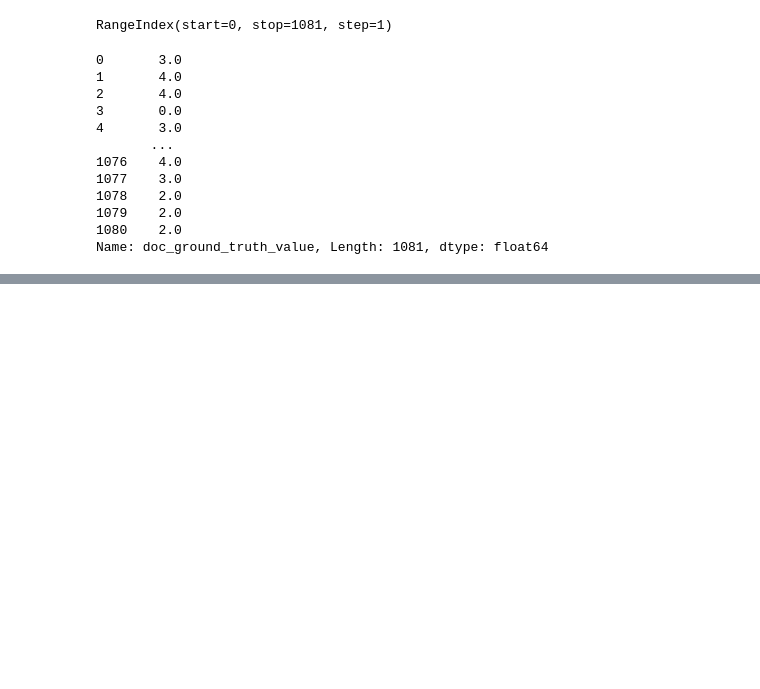
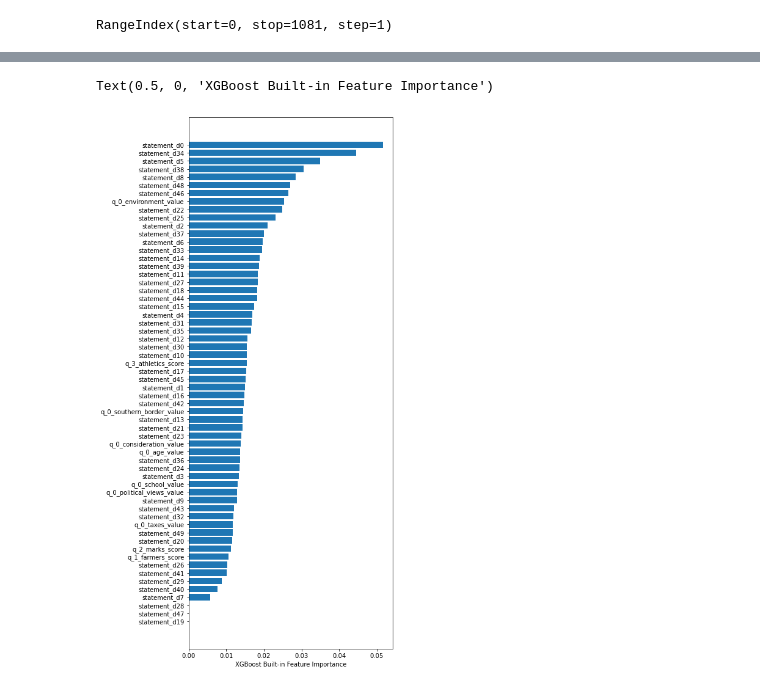
Before and after one commit to EyeofBeholder-NLeSC/play-around-sample-set, a Jupyter notebook: notebooks/IPM_feature_selection.ipynb, the cells around one changed output, grey strips where cells are left out. Drawn from its saved outputs; the diff is of its cells as text; code cells hidden in the pictures; blank space fills up the shorter version.

```diff
--- a/notebooks/IPM_feature_selection.ipynb
+++ b/notebooks/IPM_feature_selection.ipynb
@@ -99,22 +102,17 @@ for i, s in corpus.iteritems():
 corpus_df = pd.DataFrame(data=corpus_matrix,
 columns=["statement_d%d" % i for i in range(50)])
 metadata.reset_index(drop=True, inplace=True)
-Y = exact_match["doc_ground_truth_value"]
-Y.reset_index(drop=True, inplace=True)
+y = exact_match["doc_ground_truth_value"]
+y.reset_index(drop=True, inplace=True)
 X = pd.concat([metadata, corpus_df], axis=1)
 X = (X - X.min()) / (X.max() -X.min()) # min-max normalization
-# %%
-Y
-# %% [output]
-0       3.0
-1       4.0
-2       4.0
-3       0.0
-4       3.0
-       ...
-1076    4.0
-1077    3.0
-1078    2.0
-1079    2.0
-1080    2.0
-Name: doc_ground_truth_value, Length: 1081, dtype: float64
+# %%
+# xgboost built-in feature importance
+X_train, X_test, y_train, y_test = train_test_split(X, y, test_size=0.25)
+xgb_model = xgb.XGBClassifier(n_estimators=100, objective="multi:softprob",random_state=23)
+xgb_model.fit(X_train, y_train)
+sort_index = xgb_model.feature_importances_.argsort()
+plt.figure(figsize=(6, 16))
+plt.barh(X_train.columns[sort_index], xgb_model.feature_importances_[sort_index])
+plt.xlabel("XGBoost Built-in Feature Importance")
+# %% [output]
@@ -120,0 +120,2 @@ Name: doc_ground_truth_value, Length: 1081, dtype: float64
+Text(0.5, 0, 'XGBoost Built-in Feature Importance')
+[figure, added]
```
Also changed, not shown: parts of 4 cells of this notebook.
